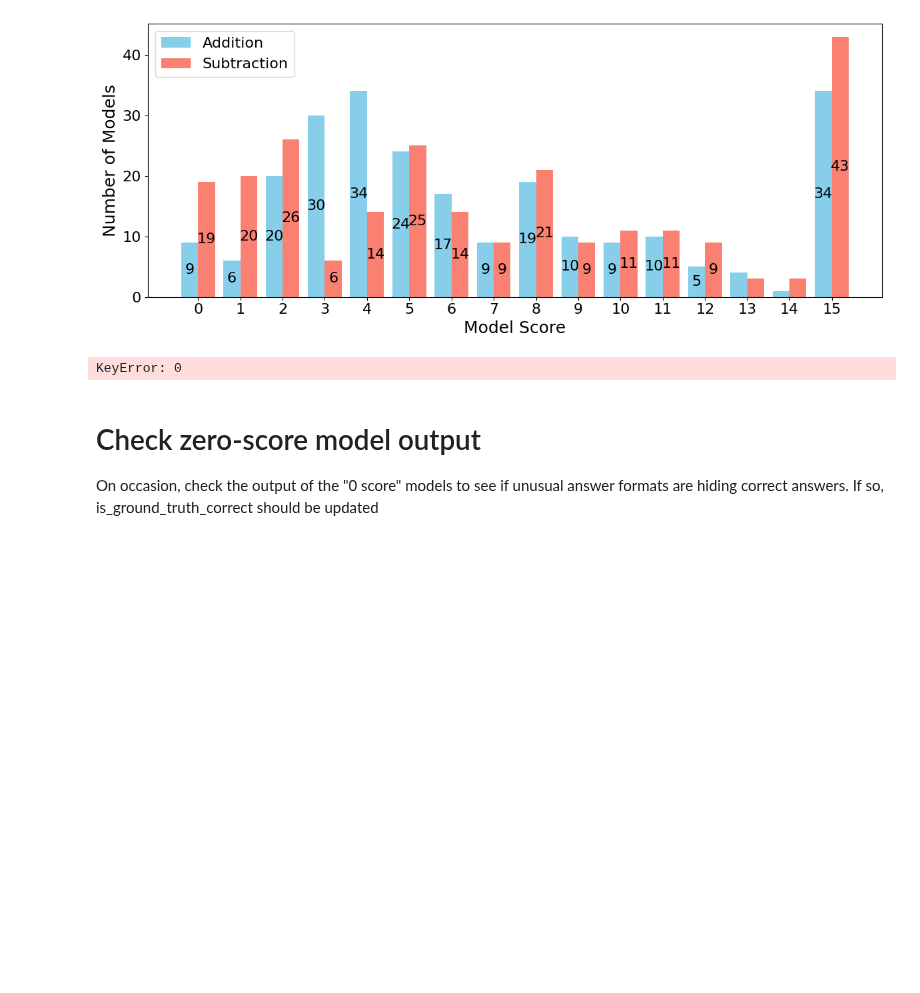
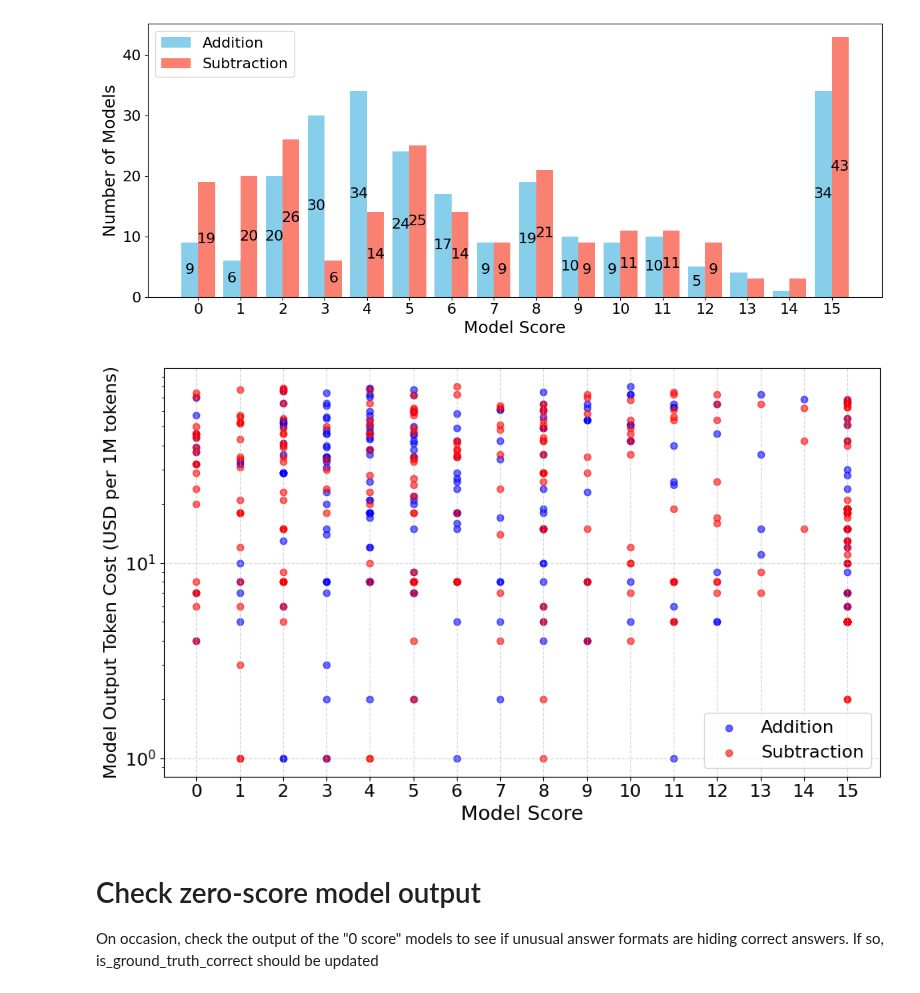
Before and after one commit to PhilipQuirke/quanta_maths, a Jupyter notebook: notebooks/QMScan.ipynb, the cells around one changed output. Drawn from its saved outputs; the diff is of its cells as text; code cells hidden in the pictures; blank space fills up the shorter version.

```diff
--- a/notebooks/QMScan.ipynb
+++ b/notebooks/QMScan.ipynb
@@ -449,7 +449,7 @@ plt.show()
 # %%
 # Scatter plot: Output Token Cost vs. Model Score for Addition and Subtraction (x-axis always 0 to 15)
 import numpy as np
-model_name_to_output_cost = {model[0]: model[2] for model in martian_models_data}
+model_name_to_output_cost = {model['id']: model.get('pricing', {}).get('completion', np.nan) for model in martian_models_json}
 
 # Addition scores
 add_model_names = [entry['model'] for entry in add_model_scores]
@@ -463,34 +463,34 @@ else:
 
 # Subtraction scores
 sub_model_names = [entry['model'] for entry in sub_model_scores]
 sub_scores = [entry['score'] for entry in sub_model_scores]
 sub_output_costs = [model_name_to_output_cost.get(name, np.nan) for name in sub_model_names]
 sub_filtered = [(score, cost) for score, cost in zip(sub_scores, sub_output_costs) if isinstance(score, int) and 0 <= score <= max_score_possible]
 if sub_filtered:
     sub_filtered_scores, sub_filtered_output_costs = zip(*sub_filtered)
 else:
     sub_filtered_scores, sub_filtered_output_costs = [], []
 
 # Prepare categorical x-axis for scores 0 to max_score_possible
 score_range = list(range(max_score_possible+1))
 score_to_x = {score: i for i, score in enumerate(score_range)}
 add_x_vals = [score_to_x[score] for score in add_filtered_scores]
 sub_x_vals = [score_to_x[score] for score in sub_filtered_scores]
 
 plt.figure(figsize=(10,6))
 plt.scatter(add_x_vals, add_filtered_output_costs, alpha=0.6, color='blue', label='Addition')
 plt.scatter(sub_x_vals, sub_filtered_output_costs, alpha=0.6, color='red', label='Subtraction')
 plt.xlabel('Model Score', fontsize=18)
 plt.ylabel('Model Output Token Cost (USD per 1M tokens)', fontsize=16)
 plt.xticks(score_range, [str(s) for s in score_range], fontsize=16)
 plt.yticks(fontsize=16)
 plt.yscale('log')
 plt.grid(True, linestyle='--', alpha=0.5)
 plt.legend(fontsize=16)
 plt.tight_layout()
 plt.show()
 # %% [output]
-KeyError: 0
+[figure, added]
 # %%
 # List only models with a negative score, zero score or score >= 10 for both Addition and Subtraction
 def list_models_by_score(model_scores, label):
```
Also changed, not shown: 1 other file.
